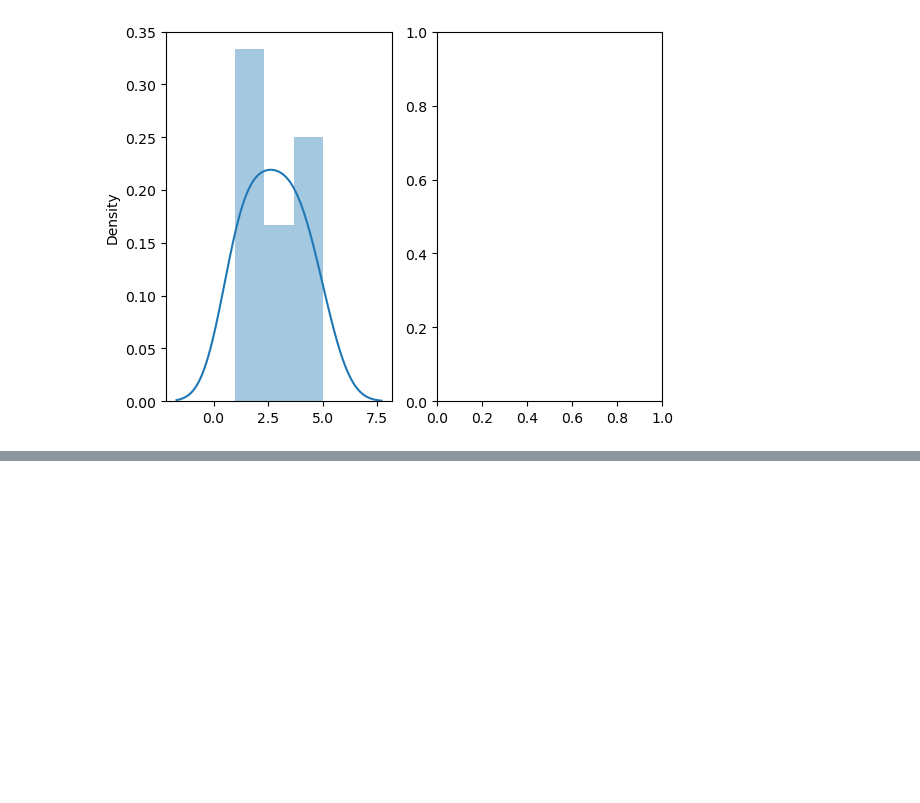
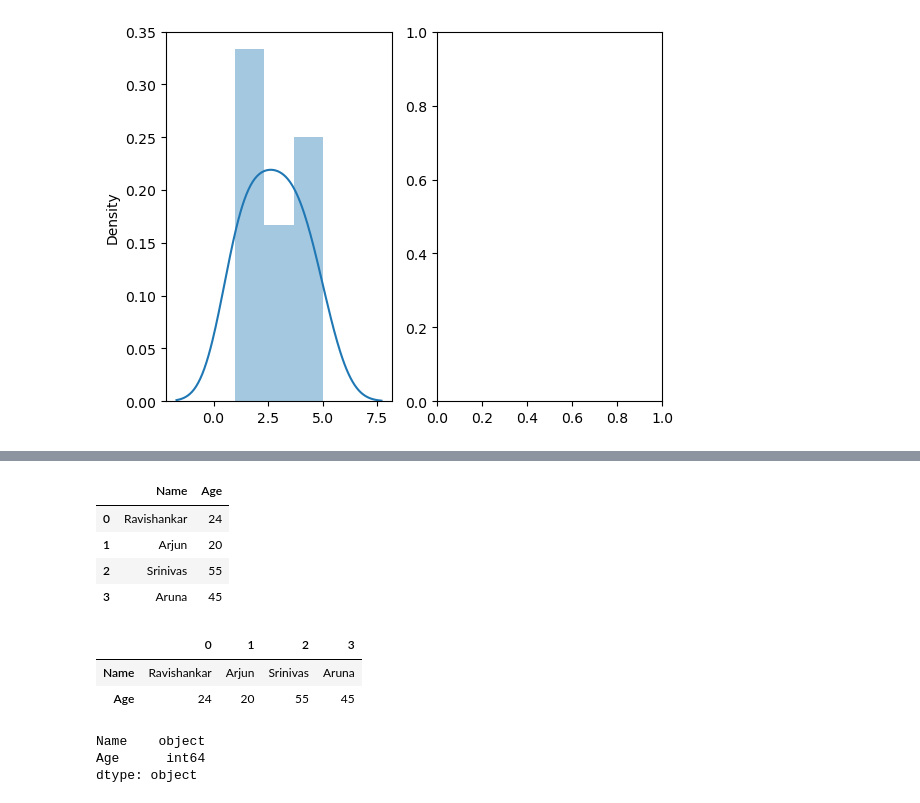
Before and after one commit to Ravishankarbhange/Data-Analysis-Course, a Jupyter notebook: Pandas.ipynb, the cells around one changed output, grey strips where cells are left out. Cells and saved outputs as stored; diff of their text form; code cells hidden in the pictures; blank space fills up the shorter version.

```diff
--- a/Pandas.ipynb
+++ b/Pandas.ipynb
@@ -166,0 +324,20 @@ https://gist.github.com/mwaskom/de44147ed2974457ad6372750bbe5751
+# %%
+fd.iloc[ 0:10,0:2]
+# %% [output]
+|  | Name | Age |
+| 0 | Ravishankar | 24 |
+| 1 | Arjun | 20 |
+| 2 | Srinivas | 55 |
+| 3 | Aruna | 45 |
+# %%
+fd.T
+# %% [output]
+|  | 0 | 1 | 2 | 3 |
+| Name | Ravishankar | Arjun | Srinivas | Aruna |
+| Age | 24 | 20 | 55 | 45 |
+# %%
+fd.dtypes
+# %% [output]
+Name    object
+Age      int64
+dtype: object
```
Also changed, not shown: parts of 26 cells of this notebook.
